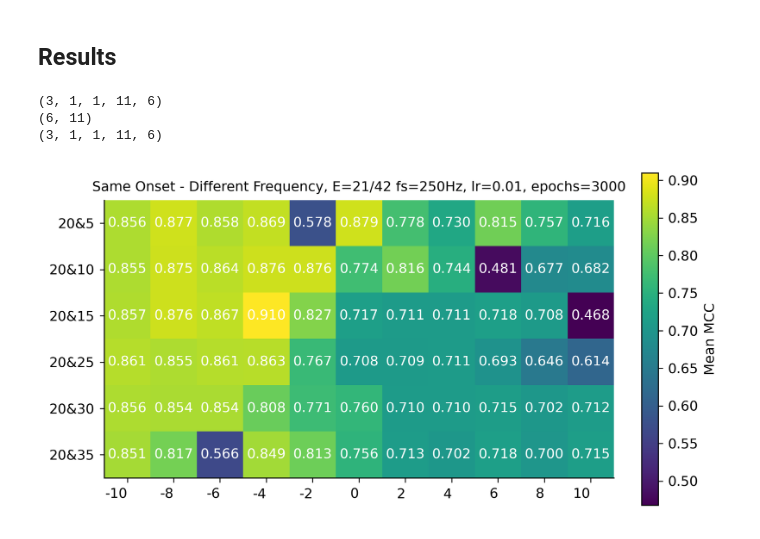
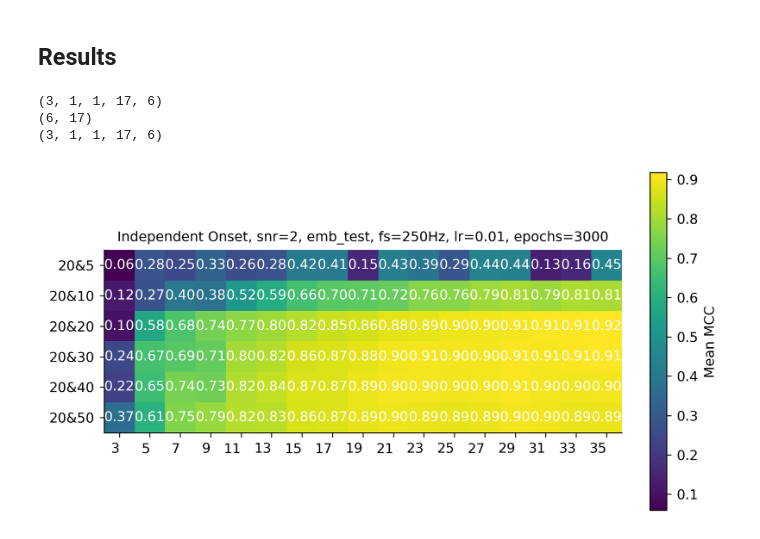
Before and after one commit to GerritFischer/MC-TDE-DP-GMM, a Jupyter notebook: analyze_results.ipynb, the cells around one changed output. Cells and saved outputs as stored; diff of their text form; code cells hidden in the pictures.

```diff
--- a/analyze_results.ipynb
+++ b/analyze_results.ipynb
@@ -104,7 +106,7 @@ import jax.numpy as jnp
 
 num_emb = 21
 num_embs = [3,5,7,9,11,13,15,17,19,21,23,25,27,29,31,33,35]
-use_different_emb = False
+use_different_emb = True
 
 mccs = np.empty_like(results)
 
@@ -369,38 +372,38 @@ for snrs_id, snrs in enumerate(mccs[0,0,0]):
         formatted_mccs[mcc_id, snrs_id] = summed_mcc / samples
 print(formatted_mccs.shape)
 
 print(results.shape)
 
 snrs = ["-10", "-8", "-6", "-4","-2","0", "2", "4", "6", "8", "10"]
-#snrs = ["3", "5", "7", "9", "11", "13", "15", "17", "19", "21", "23", "25", "27", "29", "31", "33", "35"]
+snrs = ["3", "5", "7", "9", "11", "13", "15", "17", "19", "21", "23", "25", "27", "29", "31", "33", "35"]
 sigs = ["20&5", "20&10", "20&15", "20&25", "20&30", "20&35"]
 #sigs = ["40&10", "40&15", "40&20", "40&25", "40&30", "40&35"]
-
-valfmt = matplotlib.ticker.StrMethodFormatter("{x:.3f}")
+sigs = ["20&5", "20&10", "20&20", "20&30", "20&40", "20&50"]
+valfmt = matplotlib.ticker.StrMethodFormatter("{x:.2f}")
 fig, ax = plt.subplots()
 im = ax.imshow(formatted_mccs, cmap="viridis")
-ax.set_title("Same Onset - Different Frequency, E=21/42 fs=250Hz, lr=0.01, epochs=3000")
+ax.set_title("Independent Onset, snr=2, emb_test, fs=250Hz, lr=0.01, epochs=3000")
 
 # Show all ticks and label them with the respective list entries
 ax.set_xticks(range(len(snrs)), labels=snrs,
                ha="right", rotation_mode="anchor")
 ax.set_yticks(range(len(sigs)), labels=sigs)
 cb = ax.figure.colorbar(im, ax=ax, fraction=0.03)
 cb.ax.set_ylabel("Mean MCC")
 
 # Loop over data dimensions and create text annotations.
 for i in range(len(sigs)):
     for j in range(len(snrs)):
         text = ax.text(j, i, valfmt(formatted_mccs[i, j]),
                        ha="center", va="center", color="w")
 
 
 fig.tight_layout()
 plt.show()
 
 #plt.show()
 # %% [output]
-(3, 1, 1, 11, 6)
-(6, 11)
-(3, 1, 1, 11, 6)
+(3, 1, 1, 17, 6)
+(6, 17)
+(3, 1, 1, 17, 6)
-[figure, old version]
+[figure, new version]
```
Also changed, not shown: parts of 6 cells of this notebook, 7 other files.
